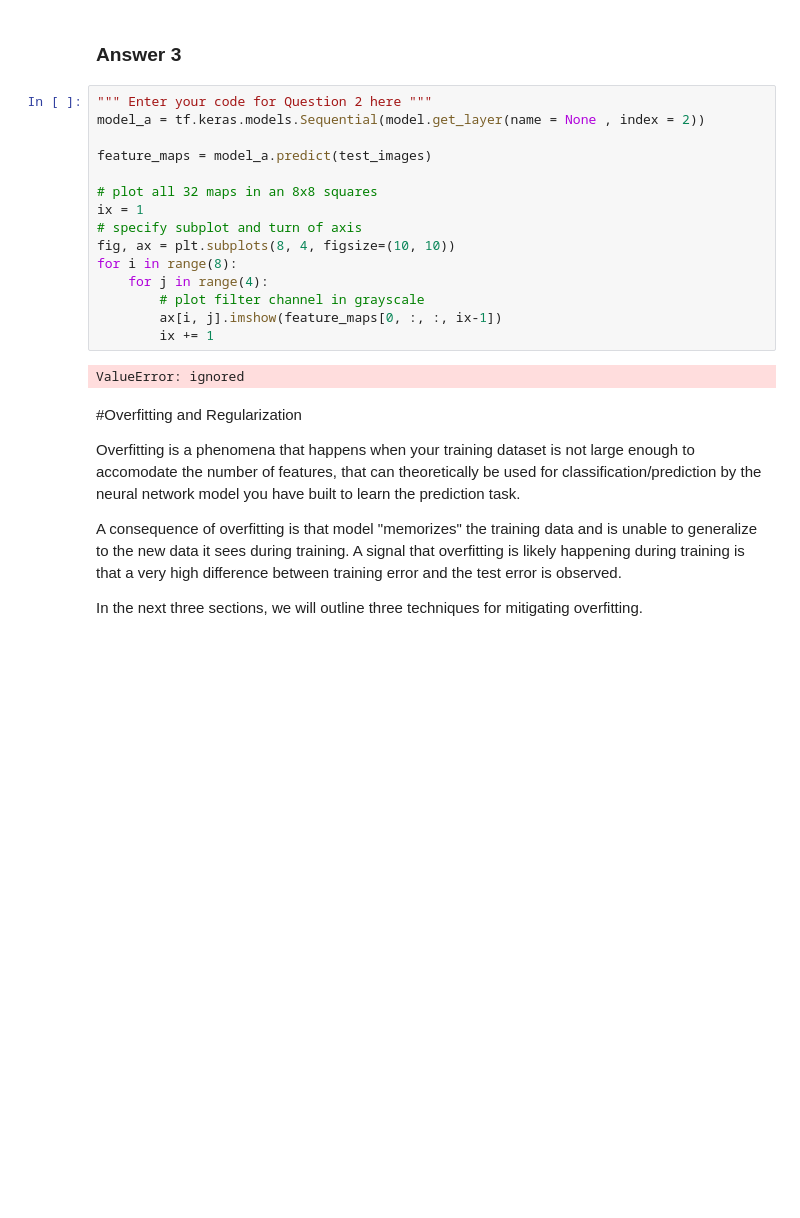
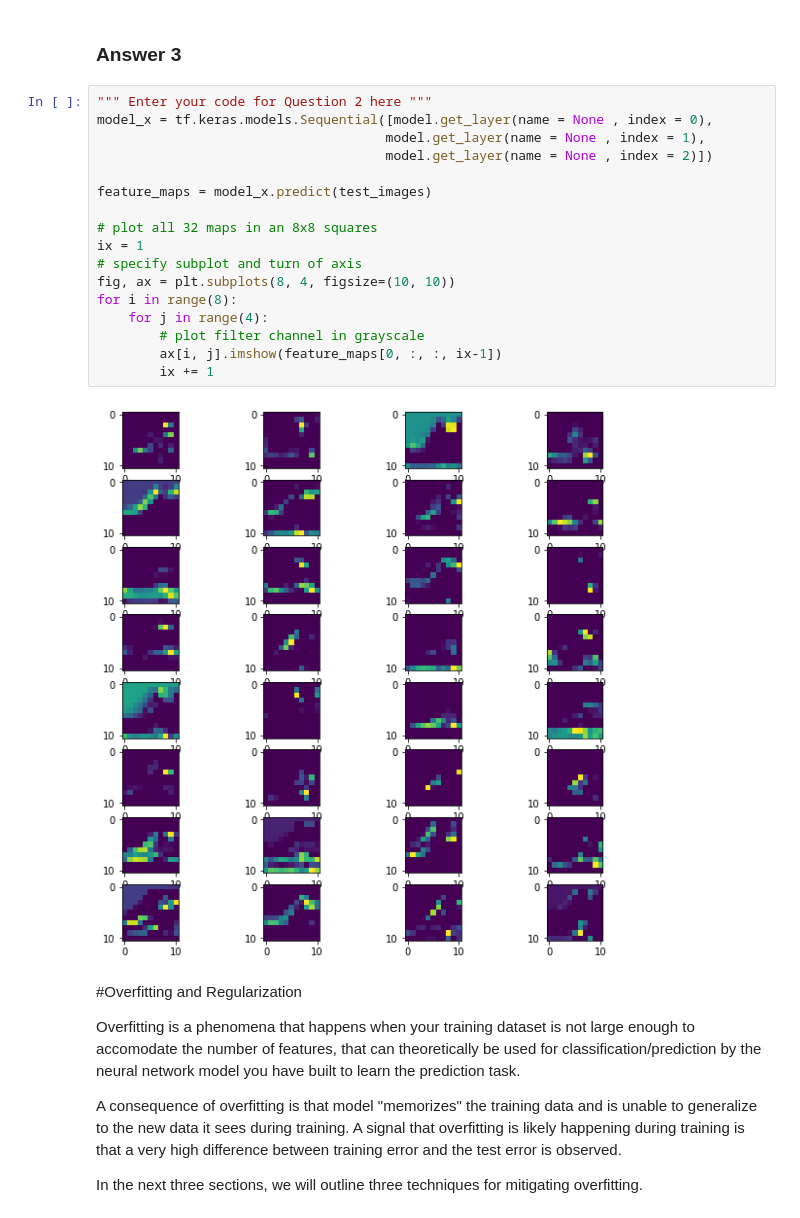
Before and after one commit to jeet-parikh/FutureMakers2022, a Jupyter notebook: Day_8_Introduction_to_CNN_Components_JP.ipynb, the cells around one changed output. Cells and saved outputs as stored; diff of their text form; blank space fills up the shorter version.

```diff
--- a/Day_8_Introduction_to_CNN_Components_JP.ipynb
+++ b/Day_8_Introduction_to_CNN_Components_JP.ipynb
@@ -264,21 +264,23 @@ Hint: See the sections above to identify how you should go about doing the vario
 ### Answer 3
 # %%
 """ Enter your code for Question 2 here """
-model_a = tf.keras.models.Sequential(model.get_layer(name = None , index = 2))
+model_x = tf.keras.models.Sequential([model.get_layer(name = None , index = 0),
+                                     model.get_layer(name = None , index = 1),
+                                     model.get_layer(name = None , index = 2)])
 
-feature_maps = model_a.predict(test_images)
+feature_maps = model_x.predict(test_images)
 
 # plot all 32 maps in an 8x8 squares
 ix = 1
 # specify subplot and turn of axis
 fig, ax = plt.subplots(8, 4, figsize=(10, 10))
 for i in range(8):
 	for j in range(4):
 		# plot filter channel in grayscale
 		ax[i, j].imshow(feature_maps[0, :, :, ix-1])
 		ix += 1
 # %% [output]
-ValueError: ignored
+[figure, added]
 # %% [markdown]
 #Overfitting and Regularization
 
```
Also changed, not shown: parts of 6 cells of this notebook.
